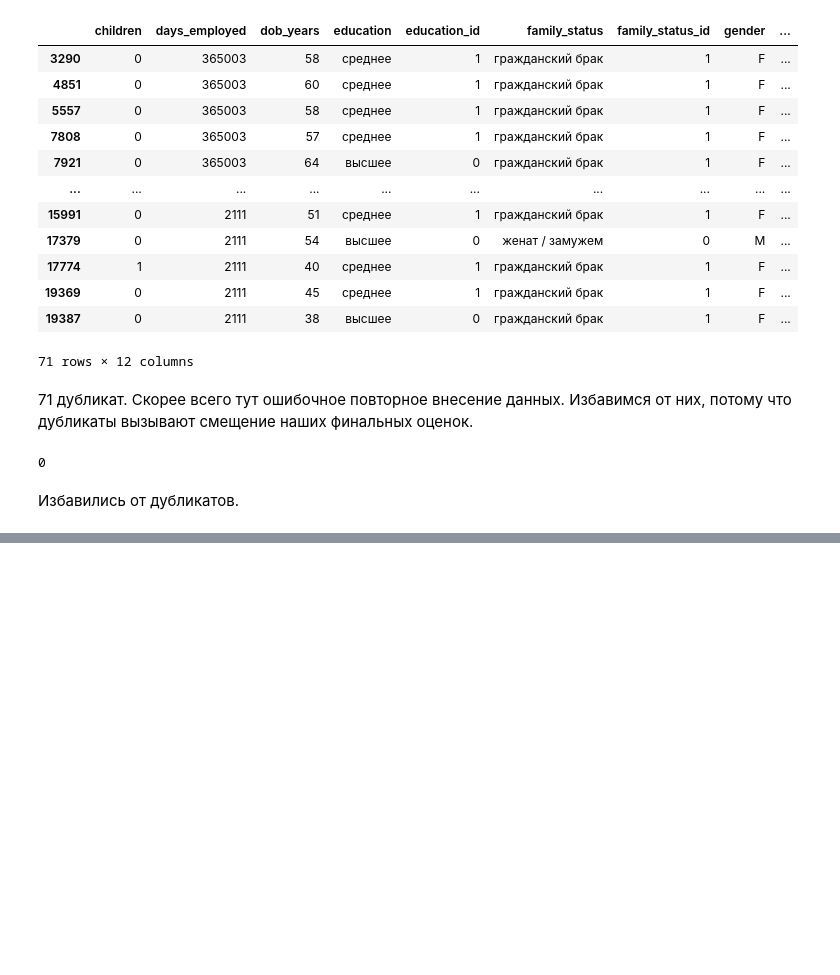
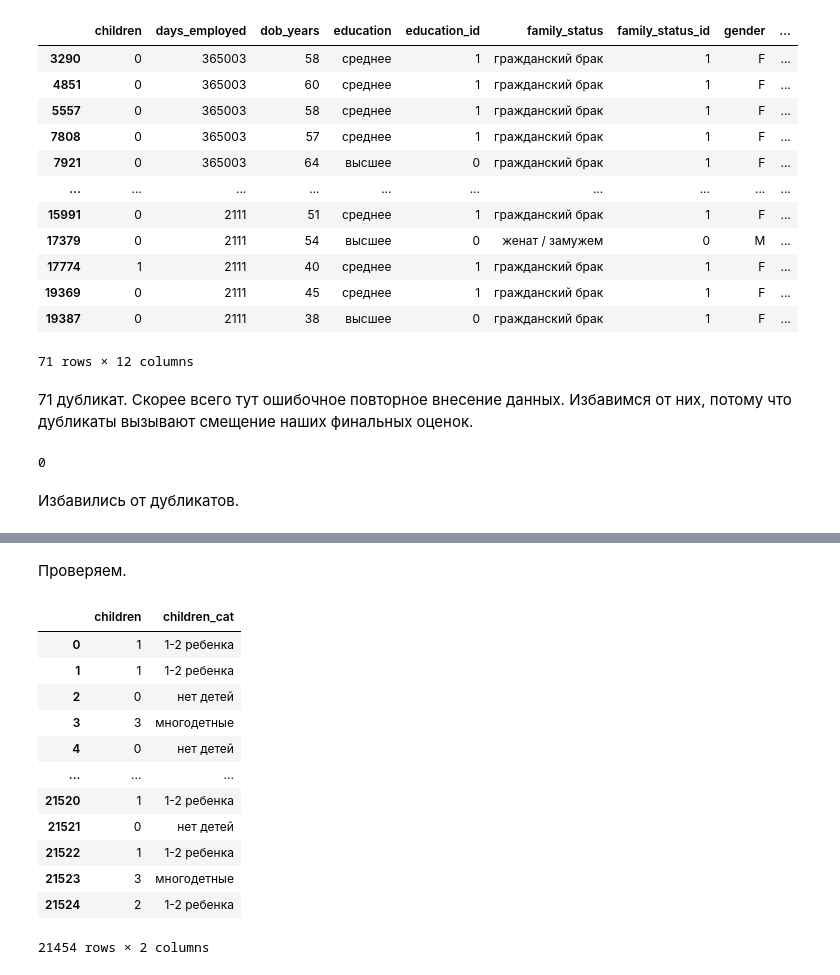
Before and after one commit to Alex-projects-hub/Borrower_reliability_research, a Jupyter notebook: Borrower_reliability_research.ipynb, the cells around one changed output, grey strips where cells are left out. Cells and saved outputs as stored; diff of their text form; code cells hidden in the pictures; blank space fills up the shorter version.

```diff
--- a/Borrower_reliability_research.ipynb
+++ b/Borrower_reliability_research.ipynb
@@ -525,0 +634,28 @@ df.duplicated().sum()
+# %%
+def make_child_cat(col):
+    if col == 0:
+        return "нет детей"
+    elif col <= 2:
+        return "1-2 ребенка"
+    else:
+        return "многодетные"
+# %%
+df["children_cat"] = df["children"].apply(make_child_cat)
+# %% [markdown]
+Проверяем.
+# %%
+df[["children", "children_cat"]]
+# %% [output]
+|  | children | children_cat |
+| 0 | 1 | 1-2 ребенка |
+| 1 | 1 | 1-2 ребенка |
+| 2 | 0 | нет детей |
+| 3 | 3 | многодетные |
+| 4 | 0 | нет детей |
+| ... | ... | ... |
+| 21520 | 1 | 1-2 ребенка |
+| 21521 | 0 | нет детей |
+| 21522 | 1 | 1-2 ребенка |
+| 21523 | 3 | многодетные |
+| 21524 | 2 | 1-2 ребенка |
+21454 rows × 2 columns
```
Also changed, not shown: parts of 53 cells of this notebook.
